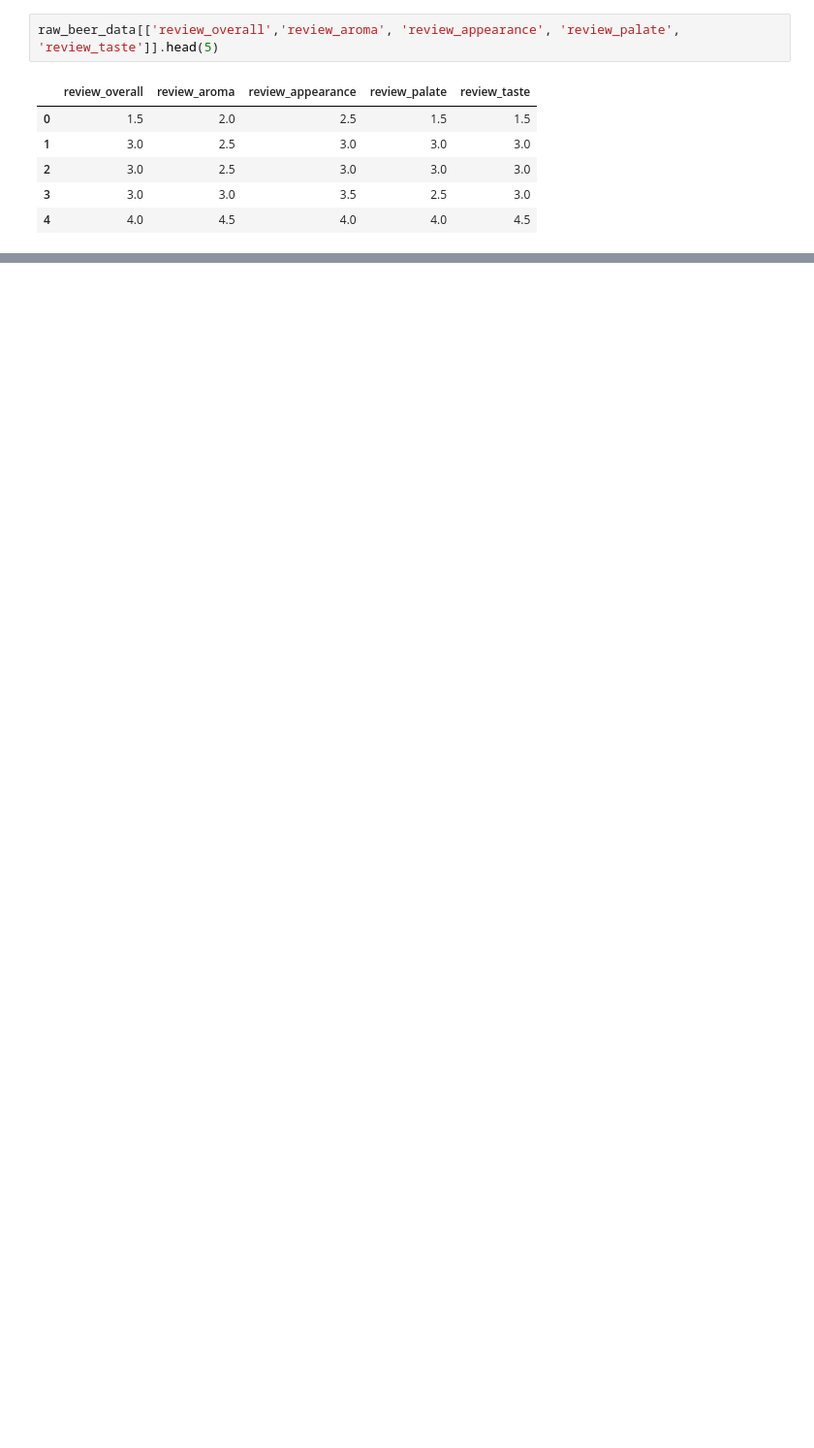
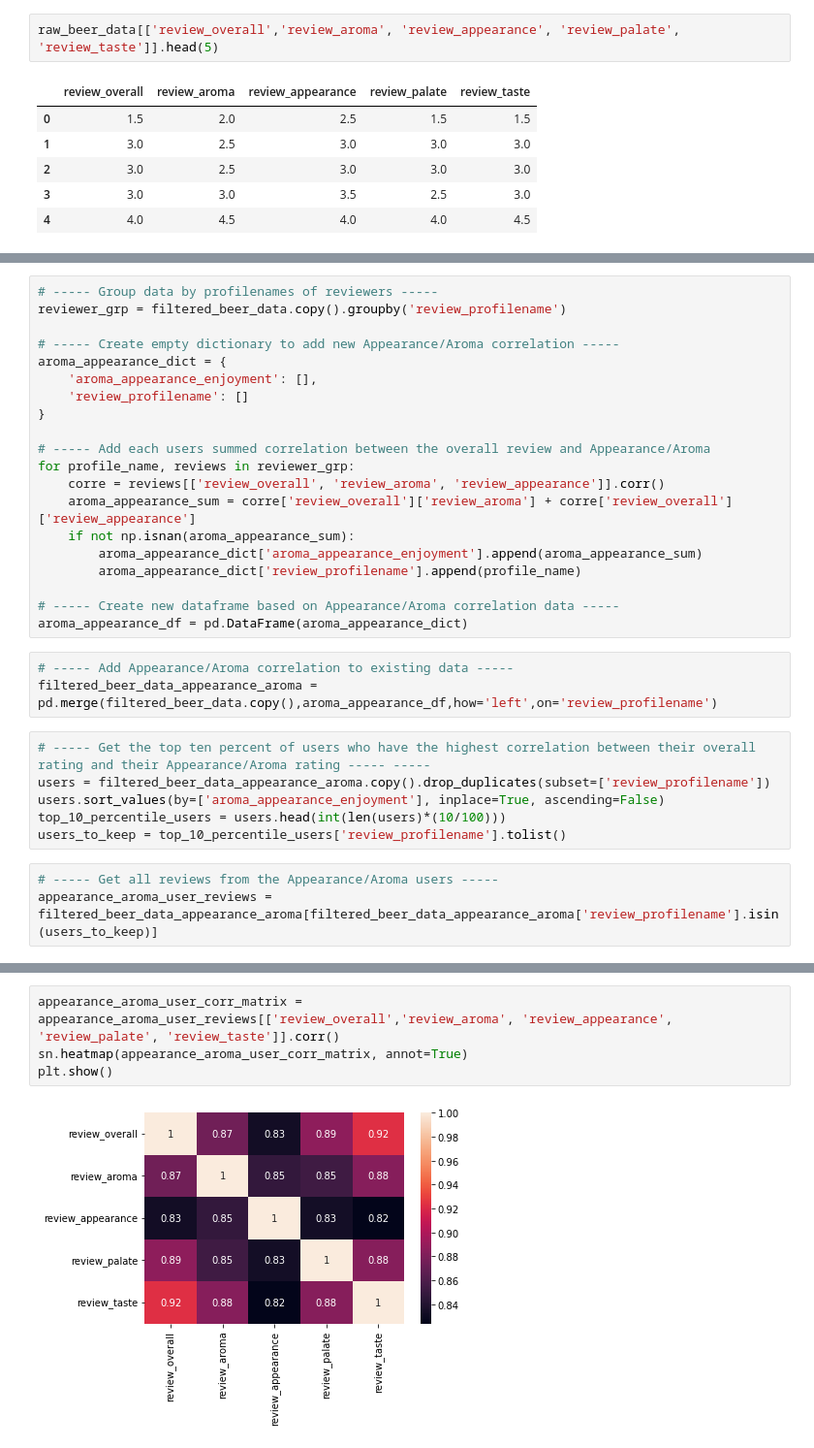
Before and after one commit to thomasblichfeldt/toogoodtogo_demo, a Jupyter notebook: best_beer.ipynb, the cells around one changed output, grey strips where cells are left out. Shown at 97% size. Cells and saved outputs as stored; diff of their text form; blank space fills up the shorter version.

```diff
--- a/best_beer.ipynb
+++ b/best_beer.ipynb
@@ -97,0 +199,32 @@ plt.show()
+# %%
+# ----- Group data by profilenames of reviewers -----
+reviewer_grp = filtered_beer_data.copy().groupby('review_profilename')
+
+# ----- Create empty dictionary to add new Appearance/Aroma correlation -----
+aroma_appearance_dict = {
+    'aroma_appearance_enjoyment': [],
+    'review_profilename': []
+}
+
+# ----- Add each users summed correlation between the overall review and Appearance/Aroma
+for profile_name, reviews in reviewer_grp:
+    corre = reviews[['review_overall', 'review_aroma', 'review_appearance']].corr()
+    aroma_appearance_sum = corre['review_overall']['review_aroma'] + corre['review_overall']['review_appearance']
+    if not np.isnan(aroma_appearance_sum):
+        aroma_appearance_dict['aroma_appearance_enjoyment'].append(aroma_appearance_sum)
+        aroma_appearance_dict['review_profilename'].append(profile_name)
+
+# ----- Create new dataframe based on Appearance/Aroma correlation data -----
+aroma_appearance_df = pd.DataFrame(aroma_appearance_dict)
+# %%
+# ----- Add Appearance/Aroma correlation to existing data -----
+filtered_beer_data_appearance_aroma = pd.merge(filtered_beer_data.copy(),aroma_appearance_df,how='left',on='review_profilename')
+# %%
+# ----- Get the top ten percent of users who have the highest correlation between their overall rating and their Appearance/Aroma rating ----- -----
+users = filtered_beer_data_appearance_aroma.copy().drop_duplicates(subset=['review_profilename'])
+users.sort_values(by=['aroma_appearance_enjoyment'], inplace=True, ascending=False)
+top_10_percentile_users = users.head(int(len(users)*(10/100)))
+users_to_keep = top_10_percentile_users['review_profilename'].tolist()
+# %%
+# ----- Get all reviews from the Appearance/Aroma users -----
+appearance_aroma_user_reviews = filtered_beer_data_appearance_aroma[filtered_beer_data_appearance_aroma['review_profilename'].isin(users_to_keep)]
@@ -97,0 +233,6 @@ plt.show()
+# %%
+appearance_aroma_user_corr_matrix = appearance_aroma_user_reviews[['review_overall','review_aroma', 'review_appearance', 'review_palate', 'review_taste']].corr()
+sn.heatmap(appearance_aroma_user_corr_matrix, annot=True)
+plt.show()
+# %% [output]
+[figure, added]
```
Also changed, not shown: parts of 45 cells of this notebook, 3 other files.
